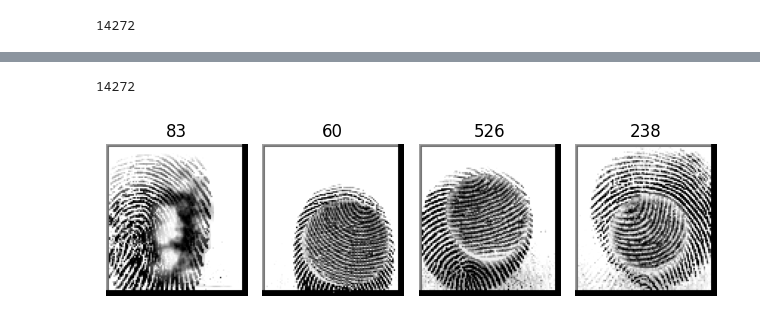
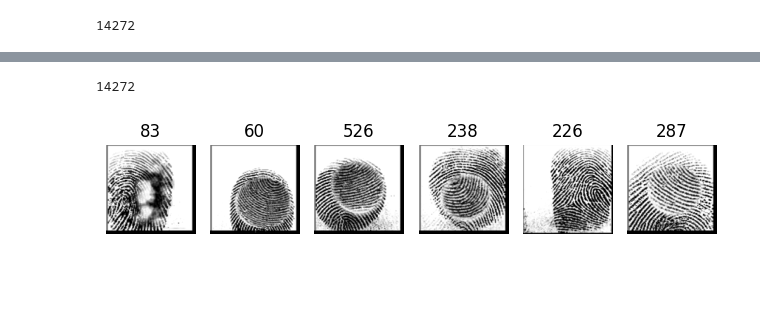
Before and after one commit to Robo-sapiens/avanpost_challenge, a Jupyter notebook: research/dataset.ipynb, the cells around one changed output, grey strips where cells are left out. Saved outputs shown, nothing was run; the diff lists cells and outputs as text; code cells hidden in the pictures; blank space fills up the shorter version.

```diff
--- a/research/dataset.ipynb
+++ b/research/dataset.ipynb
@@ -46,10 +48,12 @@ import numpy as np
 from PIL import Image
 # %%
 def parse_socofing(files):
+    shape = (128, 128)
     X = []
     y = []
     for i, file in enumerate(files):
-        X.append(np.array(Image.open(file)))
+        image = Image.open(file).resize(shape)
+        X.append(np.array(image))
         y.append(int(file.name[0 : file.name.find("_")]))
     return X, y
 # %%
@@ -91,10 +95,10 @@ imshow(X_alt_medium[0:4], y_alt_medium[0:4])
 # %%
 X_alt_hard, y_alt_hard = parse_socofing(
-    list(Path("../dataset/Altered/Altered-Hard").rglob("*.BMP"))
+    list(Path("../SOCOFing/Altered/Altered-Hard").rglob("*.BMP"))
 )
 # %%
 print(len(X_alt_hard))
-imshow(X_alt_hard[0:4], y_alt_hard[0:4])
+imshow(X_alt_hard[0:6], y_alt_hard[0:6])
 # %% [output]
 14272
-[figure, old version]
+[figure, new version]
```
Also changed, not shown: parts of 12 cells of this notebook.
